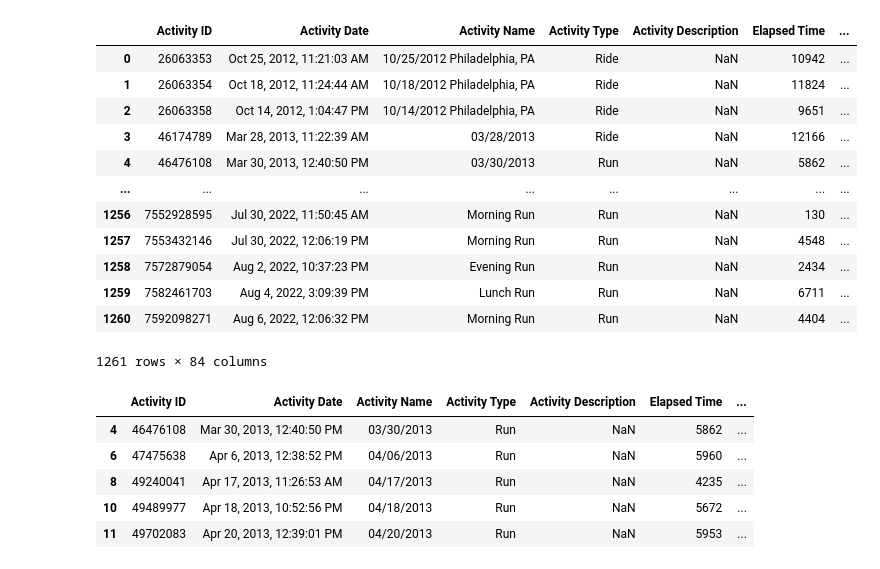
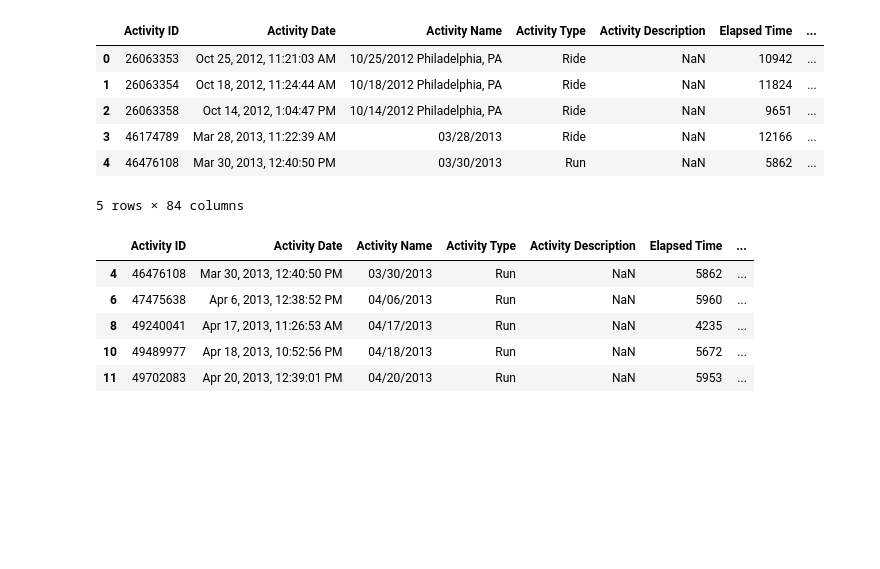
Before and after one commit to johnsilb/project_2, a Jupyter notebook: running.ipynb, the cells around one changed output. Cells and saved outputs as stored; diff of their text form; code cells hidden in the pictures; blank space fills up the shorter version.

```diff
--- a/running.ipynb
+++ b/running.ipynb
@@ -11,28 +11,22 @@ warnings.filterwarnings('ignore')
 # Import API key
 from api_keys import weather_api_key
 # %%
-# Create a reference the CSV file desired
+# Create a reference to the CSV file desired
 csv_path = "data/activities-garmin.csv"
 
 # Read the CSV into a Pandas DataFrame
-strava_data_df = pd.read_csv(csv_path)
+garmin_data_df = pd.read_csv(csv_path)
 
 # Print the first five rows of data to the screen
-strava_data_df
+garmin_data_df.head()
 # %% [output]
 |  | Activity ID | Activity Date | Activity Name | Activity Type | Activity Description | Elapsed Time | ... |
 | 0 | 26063353 | Oct 25, 2012, 11:21:03 AM | 10/25/2012 Philadelphia, PA | Ride | NaN | 10942 | ... |
 | 1 | 26063354 | Oct 18, 2012, 11:24:44 AM | 10/18/2012 Philadelphia, PA | Ride | NaN | 11824 | ... |
 | 2 | 26063358 | Oct 14, 2012, 1:04:47 PM | 10/14/2012 Philadelphia, PA | Ride | NaN | 9651 | ... |
 | 3 | 46174789 | Mar 28, 2013, 11:22:39 AM | 03/28/2013 | Ride | NaN | 12166 | ... |
 | 4 | 46476108 | Mar 30, 2013, 12:40:50 PM | 03/30/2013 | Run | NaN | 5862 | ... |
-| ... | ... | ... | ... | ... | ... | ... | ... |
-| 1256 | 7552928595 | Jul 30, 2022, 11:50:45 AM | Morning Run | Run | NaN | 130 | ... |
-| 1257 | 7553432146 | Jul 30, 2022, 12:06:19 PM | Morning Run | Run | NaN | 4548 | ... |
-| 1258 | 7572879054 | Aug 2, 2022, 10:37:23 PM | Evening Run | Run | NaN | 2434 | ... |
-| 1259 | 7582461703 | Aug 4, 2022, 3:09:39 PM | Lunch Run | Run | NaN | 6711 | ... |
-| 1260 | 7592098271 | Aug 6, 2022, 12:06:32 PM | Morning Run | Run | NaN | 4404 | ... |
-1261 rows × 84 columns
+5 rows × 84 columns
 # %%
 #drop all non-running activities'
 
```
Also changed, not shown: parts of 18 cells of this notebook.
